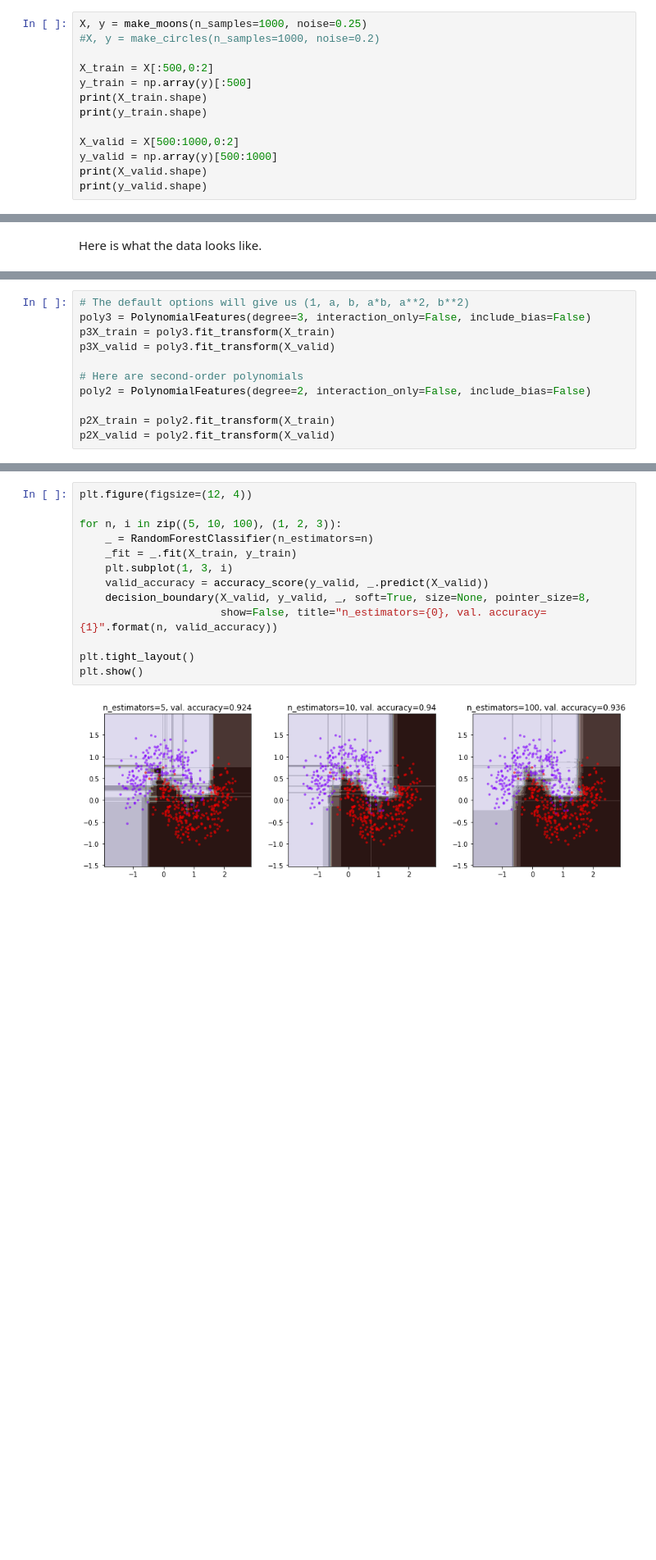
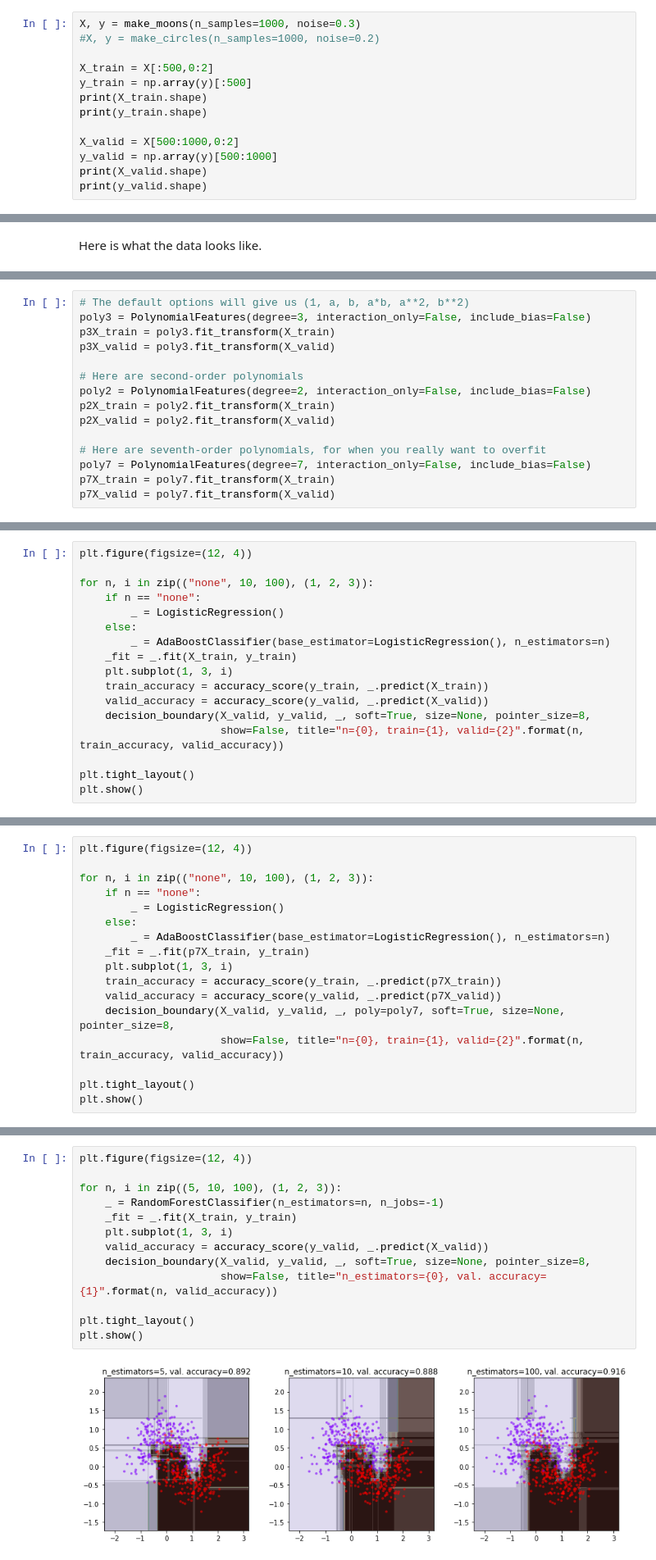
Before and after one commit to sjchiass/ml_guides, a Jupyter notebook: Statistical Learning/2_Classifiers.ipynb, the cells around one changed output, grey strips where cells are left out. Shown at 82% size. Saved outputs shown, nothing was run; the diff lists cells and outputs as text; blank space fills up the shorter version.

```diff
--- a/Statistical Learning/2_Classifiers.ipynb
+++ b/Statistical Learning/2_Classifiers.ipynb
@@ -148,5 +165,5 @@ The [`make_moons()`](http://scikit-learn.org/stable/modules/generated/sklearn.da
 # %%
-X, y = make_moons(n_samples=1000, noise=0.25)
+X, y = make_moons(n_samples=1000, noise=0.3)
 #X, y = make_circles(n_samples=1000, noise=0.2)
 
 X_train = X[:500,0:2]
@@ -235,9 +258,13 @@ p3X_valid = poly3.fit_transform(X_valid)
 
 # Here are second-order polynomials
 poly2 = PolynomialFeatures(degree=2, interaction_only=False, include_bias=False)
-
 p2X_train = poly2.fit_transform(X_train)
 p2X_valid = poly2.fit_transform(X_valid)
+
+# Here are seventh-order polynomials, for when you really want to overfit
+poly7 = PolynomialFeatures(degree=7, interaction_only=False, include_bias=False)
+p7X_train = poly7.fit_transform(X_train)
+p7X_valid = poly7.fit_transform(X_valid)
 # %% [markdown]
 ## Testing classifiers by visualizing decision boundaries
 
@@ -376,0 +432,17 @@ plt.show()
+# %%
+plt.figure(figsize=(12, 4))
+
+for n, i in zip(("none", 10, 100), (1, 2, 3)):
+    if n == "none":
+        _ = LogisticRegression()
+    else:
+        _ = AdaBoostClassifier(base_estimator=LogisticRegression(), n_estimators=n)
+    _fit = _.fit(X_train, y_train)
+    plt.subplot(1, 3, i)
+    train_accuracy = accuracy_score(y_train, _.predict(X_train))
+    valid_accuracy = accuracy_score(y_valid, _.predict(X_valid))
+    decision_boundary(X_valid, y_valid, _, soft=True, size=None, pointer_size=8,
+                      show=False, title="n={0}, train={1}, valid={2}".format(n, train_accuracy, valid_accuracy))
+
+plt.tight_layout()
+plt.show()
@@ -376,0 +455,17 @@ plt.show()
+# %%
+plt.figure(figsize=(12, 4))
+
+for n, i in zip(("none", 10, 100), (1, 2, 3)):
+    if n == "none":
+        _ = LogisticRegression()
+    else:
+        _ = AdaBoostClassifier(base_estimator=LogisticRegression(), n_estimators=n)
+    _fit = _.fit(p7X_train, y_train)
+    plt.subplot(1, 3, i)
+    train_accuracy = accuracy_score(y_train, _.predict(p7X_train))
+    valid_accuracy = accuracy_score(y_valid, _.predict(p7X_valid))
+    decision_boundary(X_valid, y_valid, _, poly=poly7, soft=True, size=None, pointer_size=8,
+                      show=False, title="n={0}, train={1}, valid={2}".format(n, train_accuracy, valid_accuracy))
+
+plt.tight_layout()
+plt.show()
@@ -389,16 +488,16 @@ As you can see below, adding a lot of estimators ends up helping validation accu
 # %%
 plt.figure(figsize=(12, 4))
 
 for n, i in zip((5, 10, 100), (1, 2, 3)):
-    _ = RandomForestClassifier(n_estimators=n)
+    _ = RandomForestClassifier(n_estimators=n, n_jobs=-1)
     _fit = _.fit(X_train, y_train)
     plt.subplot(1, 3, i)
     valid_accuracy = accuracy_score(y_valid, _.predict(X_valid))
     decision_boundary(X_valid, y_valid, _, soft=True, size=None, pointer_size=8,
                       show=False, title="n_estimators={0}, val. accuracy={1}".format(n, valid_accuracy))
 
 plt.tight_layout()
 plt.show()
 # %% [output]
-[figure, old version]
+[figure, new version]
 # %% [markdown]
```
Also changed, not shown: parts of 38 cells of this notebook, 3 other files.
